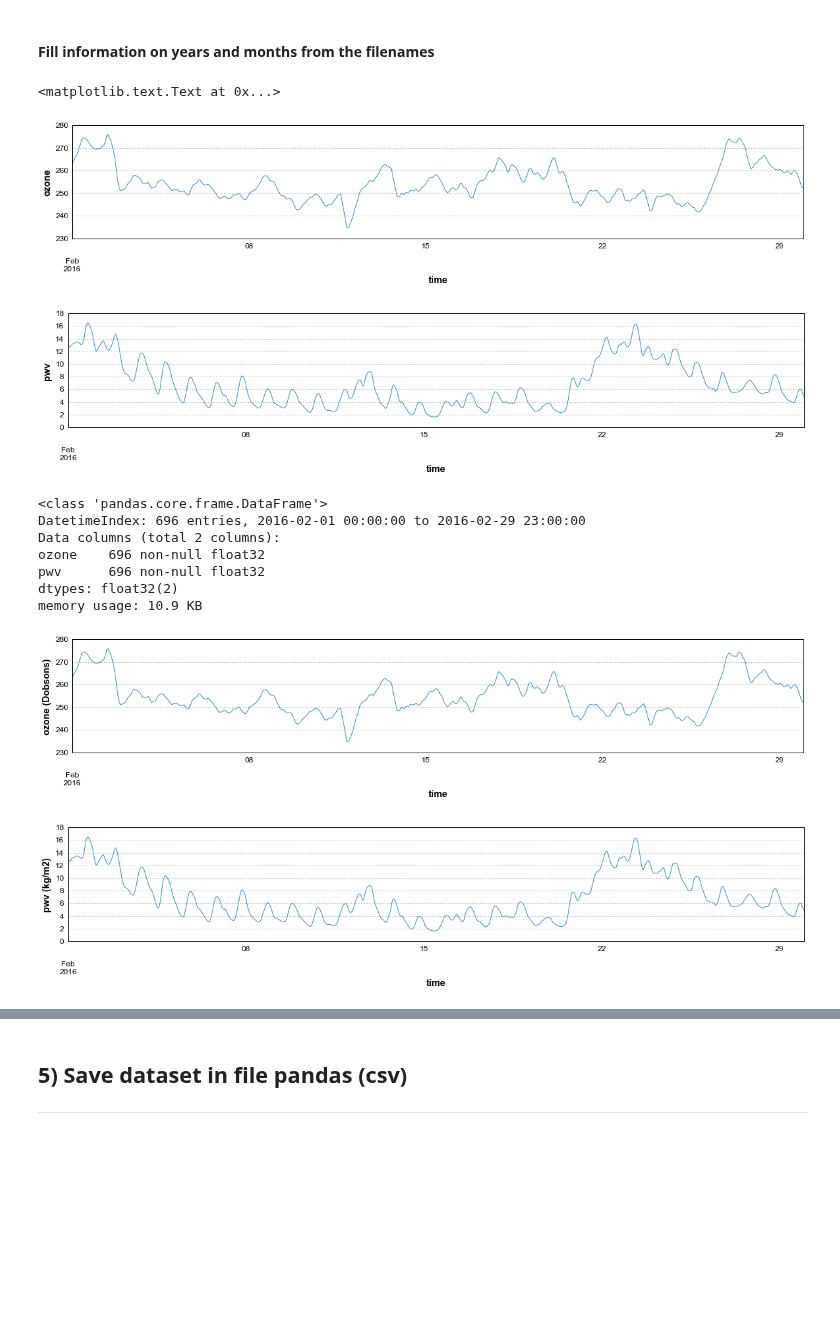
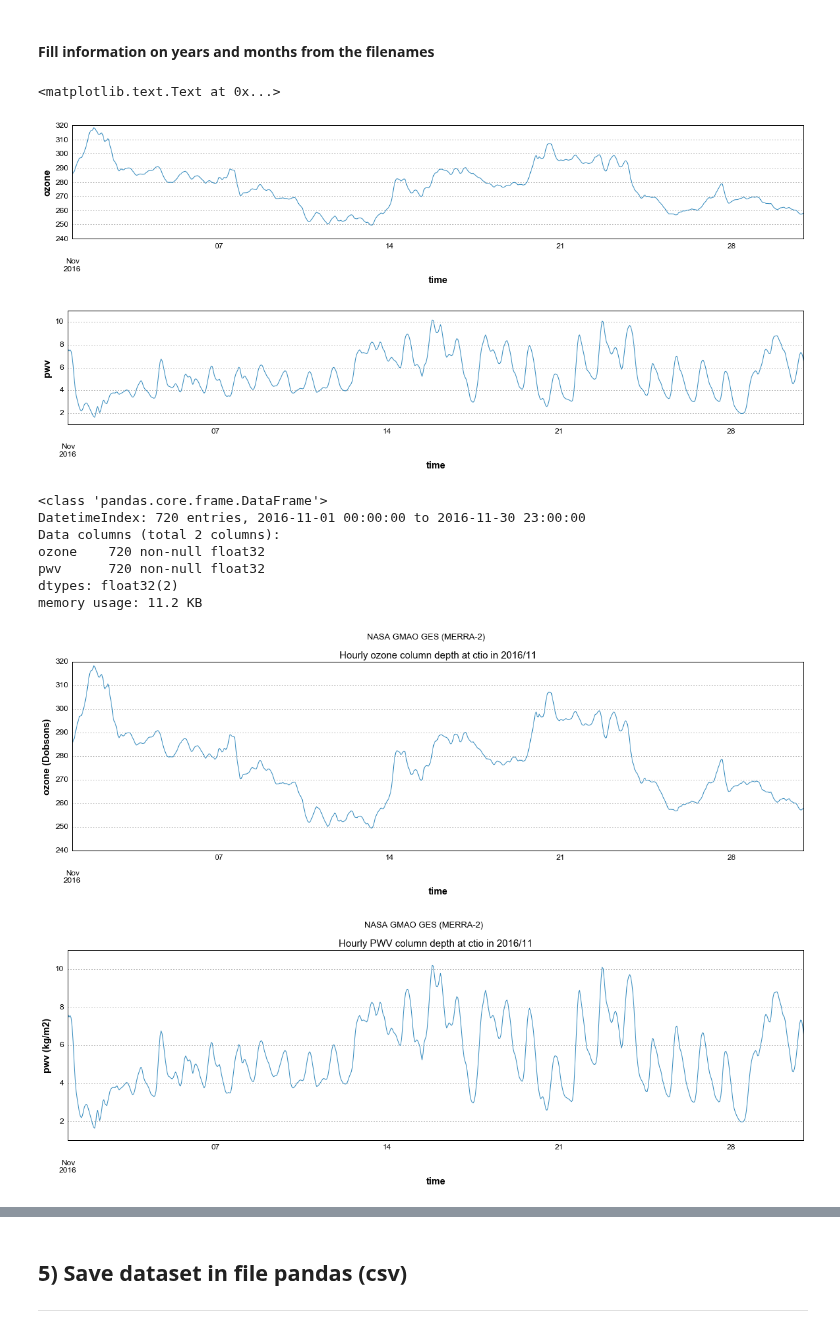
Before and after one commit to sylvielsstfr/GMAOMERRA2, a Jupyter notebook: inst1_2d_asm_Nx_M2I1NXASM/ScanMERRA2_inst1_2d_asm_Nx_M2I1NXASMOneMonth.ipynb, the cells around one changed output, grey strips where cells are left out. Cells and saved outputs as stored; diff of their text form; code cells hidden in the pictures; blank space fills up the shorter version.

Commit message:
update with November data and using my new Hard-Disk

```diff
--- a/inst1_2d_asm_Nx_M2I1NXASM/ScanMERRA2_inst1_2d_asm_Nx_M2I1NXASMOneMonth.ipynb
+++ b/inst1_2d_asm_Nx_M2I1NXASM/ScanMERRA2_inst1_2d_asm_Nx_M2I1NXASMOneMonth.ipynb
@@ -66,13 +66,14 @@ def ensure_dir(f):
 -------------------------
 # %%
 # SELECT MONTH IN 2016
-MONTH_NAME='03' # select october
+MONTH_NAME='11' # select october
 # %%
 # SELECT OBSERVATORY
 OBS_NAME='ctio'
 # %%
 # where are the HDF files
-HDFEOS_ZOO_DIR="/Volumes/DAGORETBACK/MERRA-2/inst1_2d_asm_Nx_M2I1NXASM/2016"
+#HDFEOS_ZOO_DIR="/Volumes/DAGORETBACK/MERRA-2/inst1_2d_asm_Nx_M2I1NXASM/2016"
+HDFEOS_ZOO_DIR="/Volumes/LaCie2/DATA/MERRA-2/inst1_2d_asm_Nx_M2I1NXASM"
 # %%
 path=HDFEOS_ZOO_DIR
 # %%
@@ -82,6 +83,9 @@ DATA_NAME =  'inst1_2d_asm_Nx_M2I1NXASM'   # Select Ozone column Depth
 pandas_filename='MERRA2_2016_'+DATA_NAME+'_'+OBS_NAME+'_'+MONTH_NAME+'.csv'
 # %%
 fits_filename='MERRA2_2016_'+DATA_NAME+'_'+OBS_NAME+'_'+MONTH_NAME +'.fits'
+# %%
+figfile_ozone='GMAO_MERRA2_2016_'+DATA_NAME+'_'+OBS_NAME+'_'+MONTH_NAME+'_ozone'+'.jpg'
+figfile_pwv='GMAO_MERRA2_2016_'+DATA_NAME+'_'+OBS_NAME+'_'+MONTH_NAME+'_pwv'+'.jpg'
 # %%
 # Select observatory
 loc=merra2.observatory_location(OBS_NAME)
@@ -198,7 +230,7 @@ plt.xlabel('time')
 plt.ylabel('ozone')
 # %% [output]
 <matplotlib.text.Text at 0x...>
-[figure, old version]
+[figure, new version]
 # %%
 result = pd.concat(pwv_timeseries)
 # %%
@@ -208,35 +240,43 @@ plt.xlabel('time')
 plt.ylabel('pwv')
 plt.grid(True)
 # %% [output]
-[figure, old version]
+[figure, new version]
 # %%
 df_inst1_2d_asm_Nx_tot=pd.concat(df_inst1_2d_asm_Nx)
 # %%
 df_inst1_2d_asm_Nx_tot.info()
 # %% [output]
 <class 'pandas.core.frame.DataFrame'>
-DatetimeIndex: 696 entries, 2016-02-01 00:00:00 to 2016-02-29 23:00:00
+DatetimeIndex: 720 entries, 2016-11-01 00:00:00 to 2016-11-30 23:00:00
 Data columns (total 2 columns):
-ozone    696 non-null float32
-pwv      696 non-null float32
+ozone    720 non-null float32
+pwv      720 non-null float32
 dtypes: float32(2)
-memory usage: 10.9 KB
+memory usage: 11.2 KB
 # %%
-plt.figure(figsize=(20,3))
+plt.figure(figsize=(20,5))
 df_inst1_2d_asm_Nx_tot['ozone'].plot()
 plt.xlabel('time')
 plt.ylabel('ozone (Dobsons)')
+title= "Hourly ozone column depth at {} in 2016/{}".format(OBS_NAME,MONTH_NAME)
+plt.title(title,fontsize=15)
+plt.suptitle('NASA GMAO GES (MERRA-2)', y=1.02, fontsize=13)
 plt.grid(True)
+plt.savefig(figfile_ozone)
 # %% [output]
-[figure, old version]
+[figure, new version]
 # %%
-plt.figure(figsize=(20,3))
+plt.figure(figsize=(20,5))
 df_inst1_2d_asm_Nx_tot['pwv'].plot()
 plt.xlabel('time')
 plt.ylabel('pwv (kg/m2)')
+title= "Hourly PWV column depth at {} in 2016/{}".format(OBS_NAME,MONTH_NAME)
+plt.title(title,fontsize=15)
+plt.suptitle('NASA GMAO GES (MERRA-2)', y=1.02, fontsize=13)
 plt.grid(True)
+plt.savefig(figfile_pwv)
 # %% [output]
-[figure, old version]
+[figure, new version]
 # %%
 df_inst1_2d_asm_Nx_tot.index.name='time'
 df_inst1_2d_asm_Nx_tot.describe()
```
Also changed, not shown: parts of 9 cells of this notebook, 2 other files.
